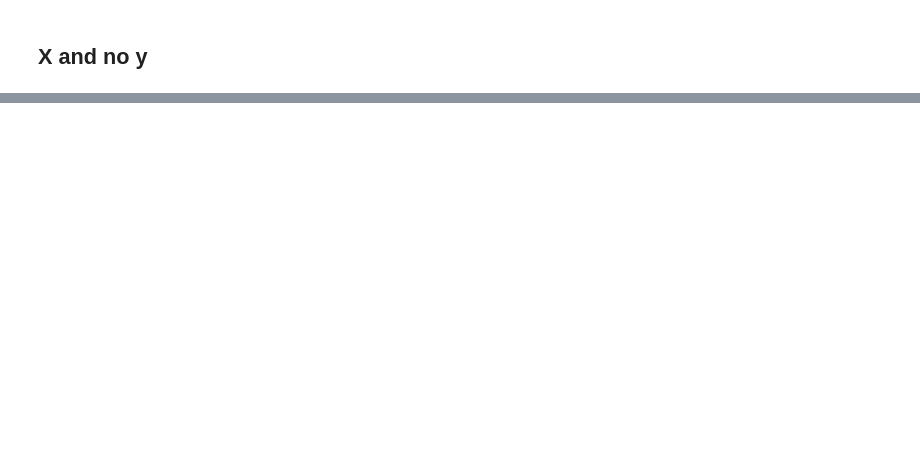
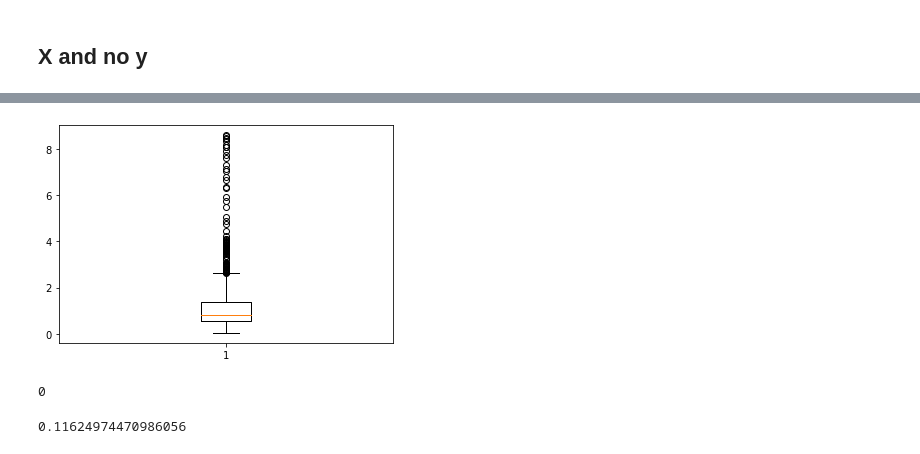
Before and after one commit to ShutDownMan/MinerandoDados, a Jupyter notebook: TCC Igor/damn.ipynb, the cells around one changed output, grey strips where cells are left out. Saved outputs shown, nothing was run; the diff lists cells and outputs as text; code cells hidden in the pictures; blank space fills up the shorter version.

```diff
--- a/TCC Igor/damn.ipynb
+++ b/TCC Igor/damn.ipynb
@@ -157,0 +270,18 @@ model.evaluate(x_test, y_test, verbose=1)
+# %%
+# box plot
+plt.boxplot(mean_values)
+plt.show()
+# %% [output]
+[figure, added]
+# %%
+# sum all nan values
+mean_values.isna().sum()
+# %% [output]
+0
+# %%
+bins = np.linspace(0, mean_values.max(), 10)
+hist, bin_edges = np.histogram(mean_values, density=True, bins=bins)
+
+hist.sum() / len(hist)
+# %% [output]
+0.11624974470986056
```
Also changed, not shown: parts of 32 cells of this notebook, 2 other files.
